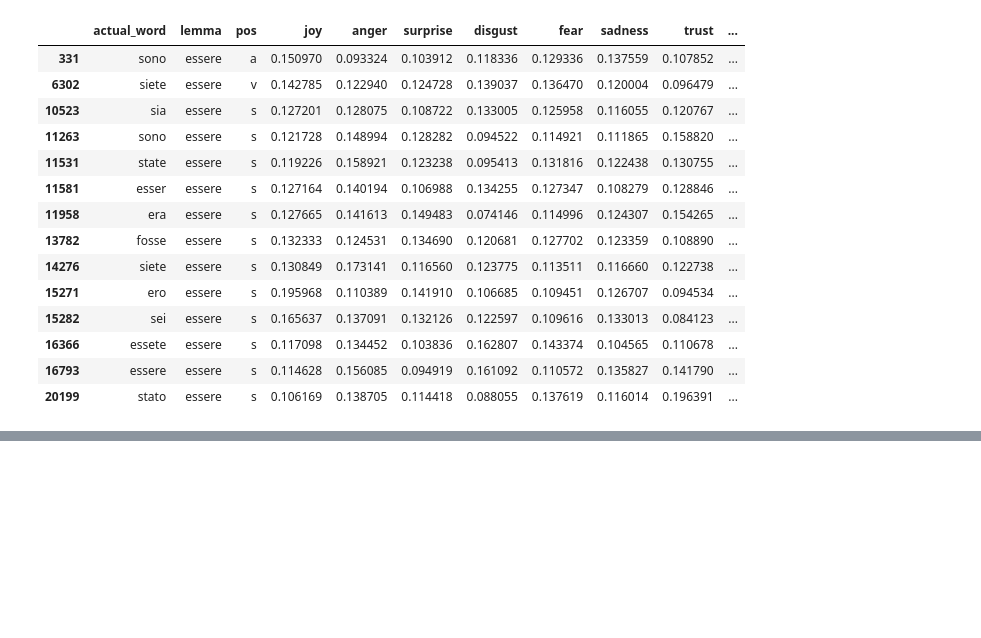
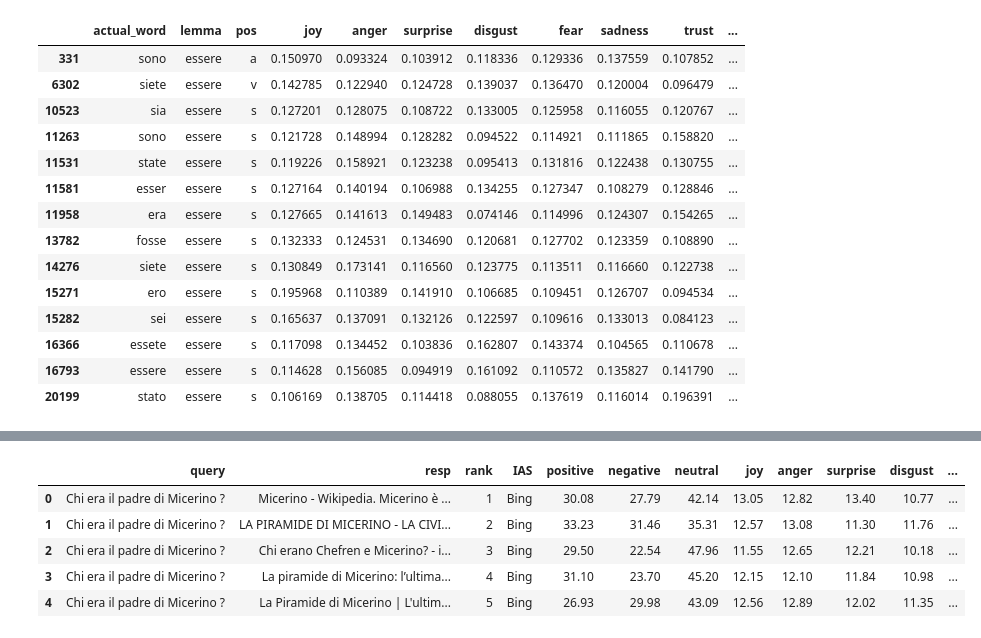
Before and after one commit to HrishitaC/InsideOut2, a Jupyter notebook: Code/emotion_profile.ipynb, the cells around one changed output, grey strips where cells are left out. Saved outputs shown, nothing was run; the diff lists cells and outputs as text; code cells hidden in the pictures; blank space fills up the shorter version.

```diff
--- a/Code/emotion_profile.ipynb
+++ b/Code/emotion_profile.ipynb
@@ -324 +319,22 @@ query_EP_df.head()
+# %%
+bing = pd.read_csv("../Data/Bing_resp.csv")
+bing_emotion_profile = []
+
+for _, row in tqdm(bing.iterrows(), total=len(bing)):
+    query = row["Query"]
+    resp = row["Resp"]
+    rank = row["Rank"]
+    emo_profile = calc_emotion_profile(resp)
+    bing_emotion_profile.append([query, resp, rank, "Bing"]+emo_profile)
+
+bing_EP_df = pd.DataFrame(bing_emotion_profile, columns=["query", "resp", "rank", "IAS", "positive", "negative", "neutral", "joy", "anger", "surprise", "disgust", "fear", "sadness", "trust", "anticipation"])
+bing_EP_df.to_csv("../Results/bing_SIGIR_EP_lexicon.csv", index=False)
+bing_EP_df.head()
+# %% [output]
+|  | query | resp | rank | IAS | positive | negative | neutral | joy | anger | surprise | disgust | ... |
+| 0 | Chi era il padre di Micerino ? | Micerino - Wikipedia. Micerino è ... | 1 | Bing | 30.08 | 27.79 | 42.14 | 13.05 | 12.82 | 13.40 | 10.77 | ... |
+| 1 | Chi era il padre di Micerino ? | LA PIRAMIDE DI MICERINO - LA CIVI... | 2 | Bing | 33.23 | 31.46 | 35.31 | 12.57 | 13.08 | 11.30 | 11.76 | ... |
+| 2 | Chi era il padre di Micerino ? | Chi erano Chefren e Micerino? - i... | 3 | Bing | 29.50 | 22.54 | 47.96 | 11.55 | 12.65 | 12.21 | 10.18 | ... |
+| 3 | Chi era il padre di Micerino ? | La piramide di Micerino: l’ultima... | 4 | Bing | 31.10 | 23.70 | 45.20 | 12.15 | 12.10 | 11.84 | 10.98 | ... |
+| 4 | Chi era il padre di Micerino ? | La Piramide di Micerino | L'ultim... | 5 | Bing | 26.93 | 29.98 | 43.09 | 12.56 | 12.89 | 12.02 | 11.35 | ... |
 # %%
```
Also changed, not shown: parts of 15 cells of this notebook, 3 other files.
